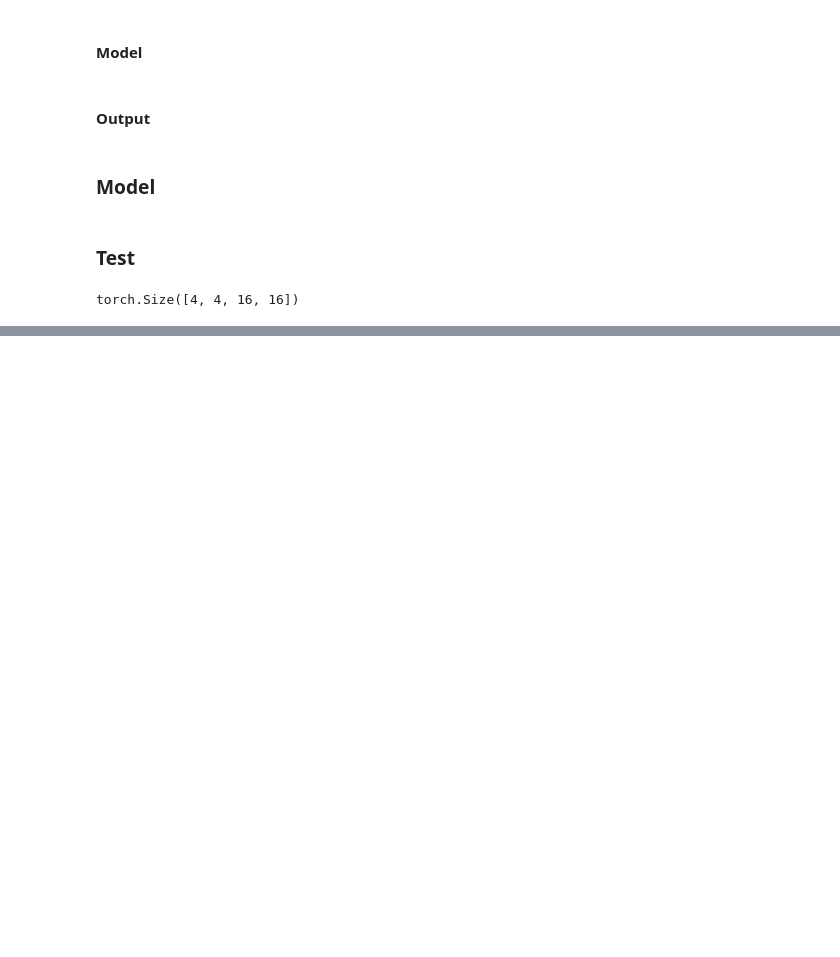
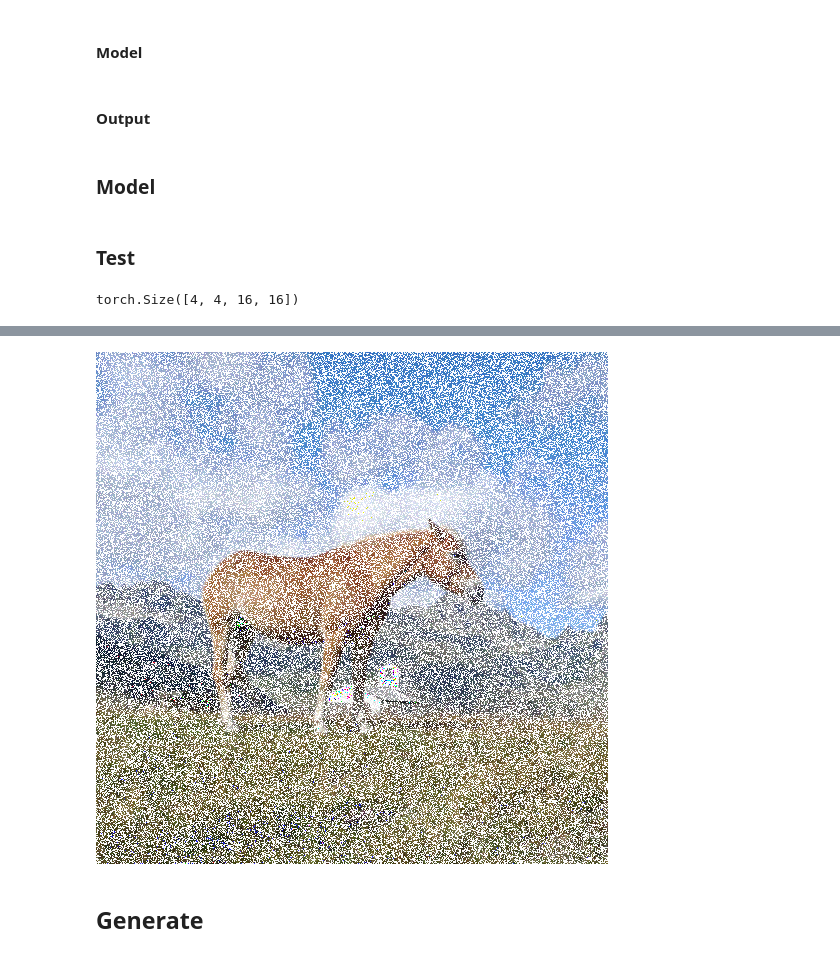
Before and after one commit to lakshyaag/Deep-Learning-From-Scratch, a Jupyter notebook: Stable Diffusion/scratch.ipynb, the cells around one changed output, grey strips where cells are left out. Drawn from its saved outputs; the diff is of its cells as text; code cells hidden in the pictures; blank space fills up the shorter version.

```diff
--- a/Stable Diffusion/scratch.ipynb
+++ b/Stable Diffusion/scratch.ipynb
@@ -916,0 +1049,3 @@ torch.Size([4, 4, 16, 16])
+# %%
+sampler = DDPMSampler(torch.Generator(), n_training_steps=1000)
+sampler
@@ -916,0 +1062,14 @@ torch.Size([4, 4, 16, 16])
+# %%
+transform = transforms.Compose([
+    transforms.Resize((512, 512)),
+    transforms.ToTensor(),
+])
+
+reverse_transform = transforms.Compose([
+    transforms.ToPILImage(),
+])
+# %%
+noisy_sample = sampler.add_noise(transform(sample_image), torch.tensor(0))
+
+reverse_transform(noisy_sample)
+# %% [output]
@@ -916,0 +1077,3 @@ torch.Size([4, 4, 16, 16])
+[figure, added]
+# %% [markdown]
+## Generate
```
Also changed, not shown: parts of 11 cells of this notebook, 7 other files.
